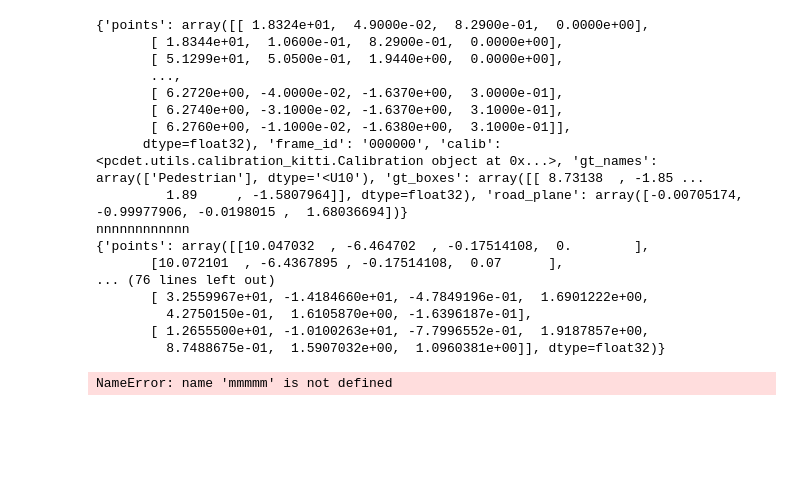
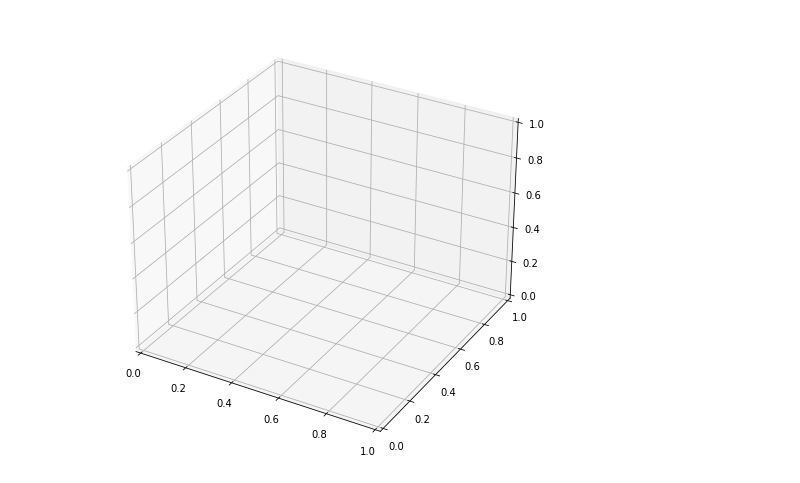
Before and after one commit to Alibhji/3D_Object_Detection_Benchmarks, a Jupyter notebook: OpenPCDet/tools/ali_changes/Dataset_analyser.py.ipynb, the cells around one changed output. Cells and saved outputs as stored; diff of their text form; code cells hidden in the pictures; blank space fills up the shorter version.

```diff
--- a/OpenPCDet/tools/ali_changes/Dataset_analyser.py.ipynb
+++ b/OpenPCDet/tools/ali_changes/Dataset_analyser.py.ipynb
@@ -105,23 +105,38 @@ train_set, train_loader, train_sampler = build_dataloader(
 ../cfgs/kitti_models/my_pointrcnn.yaml
 ./my_pointrcnn.yaml
-# %%
-train_set[0]
-# %% [output]
-{'points': array([[ 1.8324e+01,  4.9000e-02,  8.2900e-01,  0.0000e+00],
-       [ 1.8344e+01,  1.0600e-01,  8.2900e-01,  0.0000e+00],
-       [ 5.1299e+01,  5.0500e-01,  1.9440e+00,  0.0000e+00],
-       ...,
-       [ 6.2720e+00, -4.0000e-02, -1.6370e+00,  3.0000e-01],
-       [ 6.2740e+00, -3.1000e-02, -1.6370e+00,  3.1000e-01],
-       [ 6.2760e+00, -1.1000e-02, -1.6380e+00,  3.1000e-01]],
-      dtype=float32), 'frame_id': '000000', 'calib': <pcdet.utils.calibration_kitti.Calibration object at 0x...>, 'gt_names': array(['Pedestrian'], dtype='<U10'), 'gt_boxes': array([[ 8.73138  , -1.85 ...
-         1.89     , -1.5807964]], dtype=float32), 'road_plane': array([-0.00705174, -0.99977906, -0.0198015 ,  1.68036694])}
-nnnnnnnnnnnn
-{'points': array([[10.047032  , -6.464702  , -0.17514108,  0.        ],
-       [10.072101  , -6.4367895 , -0.17514108,  0.07      ],
-... (76 lines left out)
-       [ 3.2559967e+01, -1.4184660e+01, -4.7849196e-01,  1.6901222e+00,
-         4.2750150e-01,  1.6105870e+00, -1.6396187e-01],
-       [ 1.2655500e+01, -1.0100263e+01, -7.7996552e-01,  1.9187857e+00,
-         8.7488675e-01,  1.5907032e+00,  1.0960381e+00]], dtype=float32)}
-NameError: name 'mmmmm' is not defined
+# %%
+import matplotlib.pyplot as plt
+from mpl_toolkits.mplot3d import Axes3D
+import numpy as np
+
+colors = {
+    'Car': 'b',
+    'Tram': 'r',
+    'Cyclist': 'g',
+    'Van': 'c',
+    'Truck': 'm',
+    'Pedestrian': 'y',
+    'Sitter': 'k'
+}
+axes_limits = [
+    [-20, 80], # X axis range
+    [-20, 20], # Y axis range
+    [-3, 10]   # Z axis range
+]
+axes_str = ['X', 'Y', 'Z']
+
+
+pp=train_set[0]['points']
+
+def draw_point_cloud(ax, title, axes=[0, 1, 2], xlim3d=None, ylim3d=None, zlim3d=None):
+        """
+        Convenient method for drawing various point cloud projections as a part of frame statistics.
+        """
+        ax.scatter(*np.transpose(pp[:, axes]), s=point_size, c=velo_frame[:, 3], cmap='gray'
+
+
+
+f2 = plt.figure(figsize=(15, 8))
+ax2 = f2.add_subplot(111, projection='3d')
+# %% [output]
+[figure, added]
```
Also changed, not shown: parts of 1 cell of this notebook, 1 other file.
